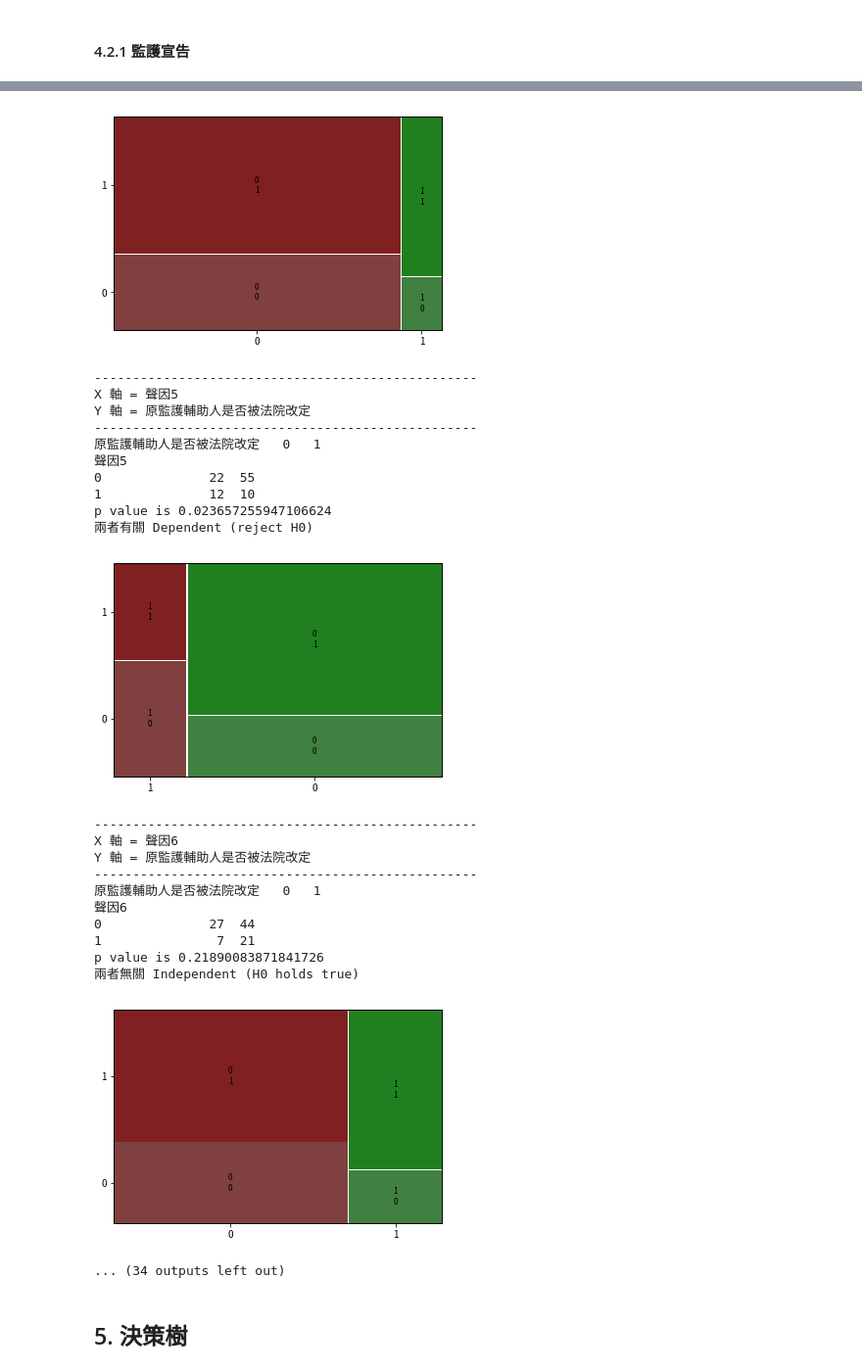
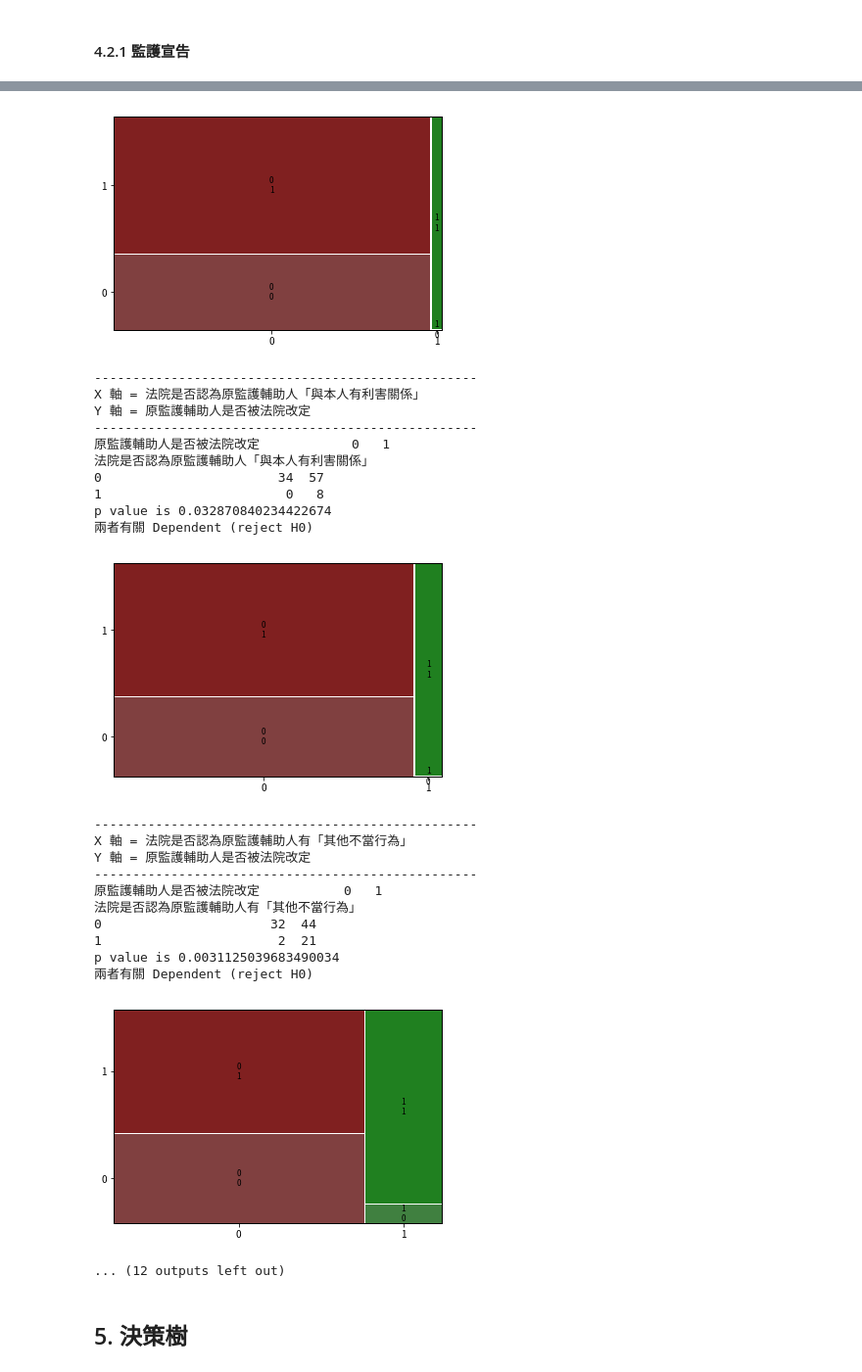
Before and after one commit to jeremy5189/legal-data-analysis, a Jupyter notebook: G4_報告網頁檔.ipynb, the cells around one changed output, grey strips where cells are left out. Shown at 98% size. Drawn from its saved outputs; the diff is of its cells as text; code cells hidden in the pictures.

```diff
--- a/G4_報告網頁檔.ipynb
+++ b/G4_報告網頁檔.ipynb
@@ -47,7 +81,7 @@ df = load_df(data)
 for col in ['主管機關是否被法院改定 (1=是, 2=否)', '原監護輔助人是否被法院改定']:
   df[col] = df[col].apply(lambda x: 0 if x == '2' else x)
 
-for col in ['法院是否於聲請原因外考量「其他改定因素」', '法院是否認為原監護輔助人「年事已高」', '法院是否考慮原監護輔助人之身體狀況', '法院是否認為原監護輔助人「身體不堪負荷」', '法院是否認為原監護輔助人「盜領存款」', '法院是否認為原監護輔助人「不當處理本人之不動產」', '原監護輔助人是否與本人有「利害關係」', '法院是否認為原監護輔助人有「其他不當行為」', '法院是否認為原監護輔助人是「本人之實際照顧者」', '監護輔助人是否為本人「廣義照顧者」', '原監護輔助人是否有意願續任', '專業人士訪視報告之「改定建議」', '本人之「改定建議」']:
+for col in ['監護輔助人是本人之「實際照顧者」', '法院是否認為原監護輔助人「年事已高」', '法院是否考慮原監護輔助人之身體狀況', '法院是否認為原監護輔助人「身體不堪負荷」', '法院是否認為原監護輔助人「盜領存款」', '法院是否認為原監護輔助人「不當處理本人之不動產」', '原監護輔助人是否與本人有「利害關係」', '法院是否認為原監護輔助人有「其他不當行為」', '監護輔助人是本人之「實際照顧者」', '監護輔助人是否為本人「廣義照顧者」', '原監護輔助人是否有意願續任', '專業人士訪視報告之「改定建議」', '本人之「改定建議」']:
   df[col] = df[col].apply(lambda x: '' if x == '0' else x)
   df[col] = df[col].apply(lambda x: 0 if x == '2' else x)
 
@@ -501,7 +557,18 @@ c_assist = Corr(gsheet_id, gsheet_assist, to_drop=[
   '宣告性質',
   '原監護輔助人之類型',
   '原監護輔助人之人數（自然人）',
-  '主管機關是否被法院改定 (1=是, 2=否)'
+  '主管機關是否被法院改定 (1=是, 2=否)',
+  '聲因1',
+  '聲因2',
+  '聲因3',
+  '聲因4',
+  '聲因5',
+  '聲因6',
+  '聲因7',
+  '聲因8',
+  '聲因9',
+  '法院是否考慮原監護輔助人之身體狀況',
+  '法院是否於聲請原因外考量「其他改定因素」'
 ])
 for col in c_assist.df.columns:
   c_assist.replace_col_to(col, '', 0)  # 空值取代為 0
@@ -522,14 +589,25 @@ m_super = Corr(gsheet_id, gsheet_super, to_drop=[
   '宣告性質',
   '原監護輔助人之類型',
   '原監護輔助人之人數（自然人）',
-  '主管機關是否被法院改定 (1=是, 2=否)'
+  '主管機關是否被法院改定 (1=是, 2=否)',
+  '聲因1',
+  '聲因2',
+  '聲因3',
+  '聲因4',
+  '聲因5',
+  '聲因6',
+  '聲因7',
+  '聲因8',
+  '聲因9',
+  '法院是否考慮原監護輔助人之身體狀況',
+  '法院是否於聲請原因外考量「其他改定因素」'
 ])
 
 for col in m_super.df.columns:
   m_super.replace_col_to(col, '', 0) # 替換 '' to -100 因為決策樹不支援 NaN
 m_super.convert_to_numeric()
 
-for i in range(0, 23):
+for i in range(0, 12):
   print("\n\n")
   m_super.chi2_contingency_and_mosaic(m_super.cols()[i], '原監護輔助人是否被法院改定')
 # %% [output]
@@ -613,14 +691,25 @@ m_assist = Corr(gsheet_id, gsheet_assist, to_drop=[
   '宣告性質',
   '原監護輔助人之類型',
   '原監護輔助人之人數（自然人）',
-  '主管機關是否被法院改定 (1=是, 2=否)'
+  '主管機關是否被法院改定 (1=是, 2=否)',
+  '聲因1',
+  '聲因2',
+  '聲因3',
+  '聲因4',
+  '聲因5',
+  '聲因6',
+  '聲因7',
+  '聲因8',
+  '聲因9',
+  '法院是否考慮原監護輔助人之身體狀況',
+  '法院是否於聲請原因外考量「其他改定因素」'
 ])
 
 for col in m_assist.df.columns:
   m_assist.replace_col_to(col, '', 0) # 替換 '' to -100 因為決策樹不支援 NaN
 m_assist.convert_to_numeric()
 
-for i in range(0, 23):
+for i in range(0, 12):
   print("\n\n")
   m_assist.chi2_contingency_and_mosaic(m_assist.cols()[i], '原監護輔助人是否被法院改定')
 # %% [output]
@@ -673,28 +762,28 @@ p value is 0.46716465233283255
 兩者無關 Independent (H0 holds true)
-[figure, old version]
+[figure, new version]
 --------------------------------------------------
-X 軸 = 聲因5
+X 軸 = 法院是否認為原監護輔助人「與本人有利害關係」
 Y 軸 = 原監護輔助人是否被法院改定
 --------------------------------------------------
-原監護輔助人是否被法院改定   0   1
-聲因5
-0              22  55
-1              12  10
-p value is 0.023657255947106624
+原監護輔助人是否被法院改定            0   1
+法院是否認為原監護輔助人「與本人有利害關係」
+0                       34  57
+1                        0   8
+p value is 0.032870840234422674
 兩者有關 Dependent (reject H0)
-[figure, old version]
+[figure, new version]
 --------------------------------------------------
-X 軸 = 聲因6
+X 軸 = 法院是否認為原監護輔助人有「其他不當行為」
 Y 軸 = 原監護輔助人是否被法院改定
 --------------------------------------------------
-原監護輔助人是否被法院改定   0   1
-聲因6
-0              27  44
-1               7  21
-p value is 0.21890083871841726
-兩者無關 Independent (H0 holds true)
+原監護輔助人是否被法院改定           0   1
+法院是否認為原監護輔助人有「其他不當行為」
+0                      32  44
+1                       2  21
+p value is 0.0031125039683490034
+兩者有關 Dependent (reject H0)
-[figure, old version]
+[figure, new version]
-... (34 outputs left out)
+... (12 outputs left out)
 # %% [markdown]
 ## 5. 決策樹
 # %%
```
Also changed, not shown: parts of 33 cells of this notebook.
